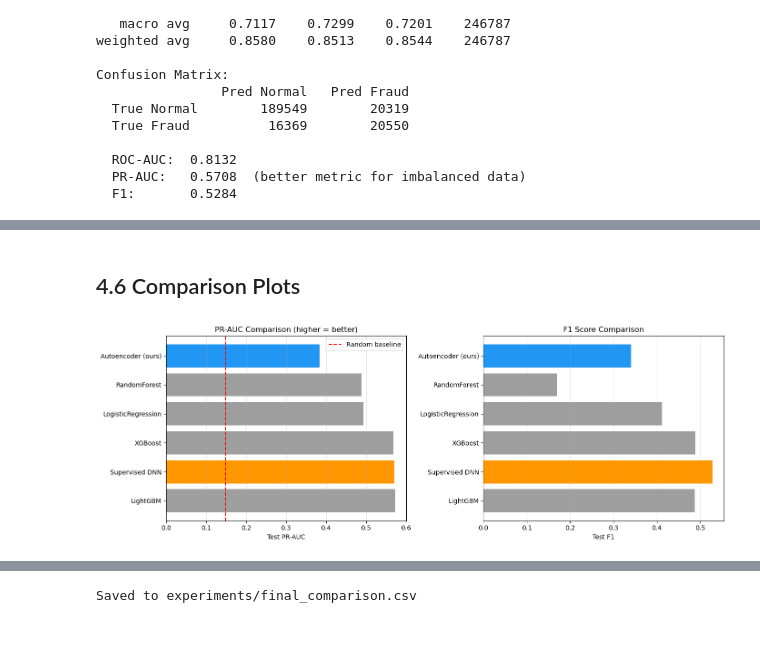
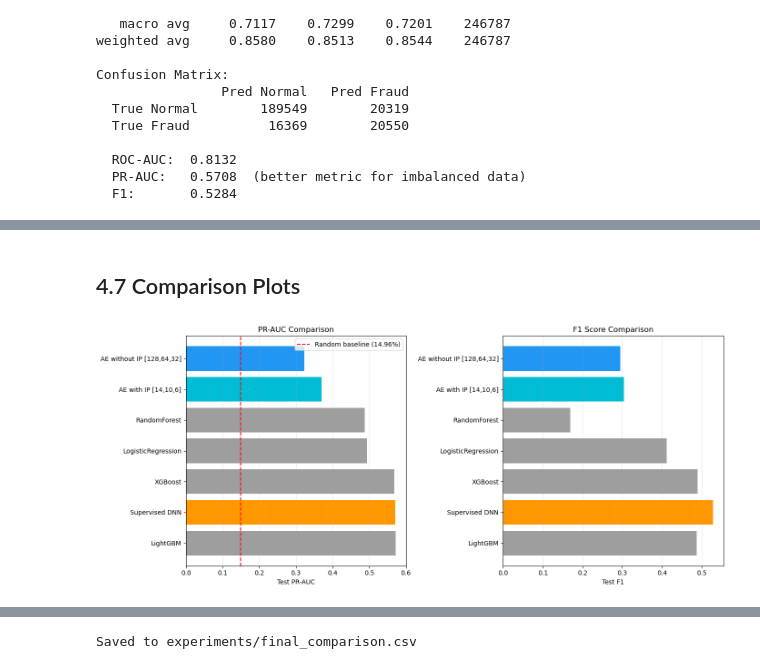
Before and after one commit to SparklinJuice/dl-project, a Jupyter notebook: notebooks/4_Final_Comparison.ipynb, the cells around one changed output, grey strips where cells are left out. Saved outputs shown, nothing was run; the diff lists cells and outputs as text; code cells hidden in the pictures; blank space fills up the shorter version.

Commit message:
Added DNN Tuning notebook and updated final comparison notebook.

```diff
--- a/notebooks/4_Final_Comparison.ipynb
+++ b/notebooks/4_Final_Comparison.ipynb
@@ -52,8 +69,8 @@ update the checkpoint path and hidden_dims below.
 # %%
-# Load the best autoencoder (update path if a different variant won)
+# Load best autoencoder (without IP features)
 ae_checkpoint = load_checkpoint("../models/autoencoder_best.pt", device)
 ae_meta = ae_checkpoint["metadata"]
-print(f"Autoencoder config: {ae_meta}")
+print(f"Config: {ae_meta['model_type']}, dims={ae_meta['hidden_dims']}")
 
 ae_model = build_autoencoder(
     model_type=ae_meta["model_type"],
@@ -70,6 +87,6 @@ test_loader = DataLoader(test_ds, batch_size=1024)
 
 ae_errors, ae_labels = compute_reconstruction_errors(ae_model, test_loader, device)
 ae_threshold = float(ae_meta["threshold_unsupervised"])
-print(f"\nAutoencoder threshold: {ae_threshold:.6f}")
-ae_metrics = evaluate(ae_errors, ae_labels, ae_threshold, label="Autoencoder")
+print(f"\nThreshold: {ae_threshold:.6f}")
+ae_metrics = evaluate(ae_errors, ae_labels, ae_threshold, label="AE (no IP)")
 # %% [output]
@@ -231,28 +317,35 @@ comparison_df
 # %% [markdown]
-## 4.6 Comparison Plots
+## 4.7 Comparison Plots
 # %%
-fig, axes = plt.subplots(1, 2, figsize=(14, 5))
+fig, axes = plt.subplots(1, 2, figsize=(14, 6))
 
-# PR-AUC bar chart
+# Color coding: blue=our AE, cyan=IP AE, orange=DNN, grey=baselines
+def get_color(m):
+    if "without IP" in m: return "#2196F3"
+    if "with IP" in m: return "#00BCD4"
+    if "DNN" in m: return "#FF9800"
+    return "#9E9E9E"
+
 models = comparison_df["Model"].tolist()
-pr_aucs = comparison_df["PR-AUC"].tolist()
-colors = ["#2196F3" if "Autoencoder" in m else "#FF9800" if "DNN" in m else "#9E9E9E" for m in models]
-axes[0].barh(models, pr_aucs, color=colors)
-axes[0].axvline(x=data["y_test"].mean(), linestyle="--", color="red", label="Random baseline")
+bar_colors = [get_color(m) for m in models]
+
+# PR-AUC
+axes[0].barh(models, comparison_df["PR-AUC"].tolist(), color=bar_colors)
+axes[0].axvline(x=data["y_test"].mean(), linestyle="--", color="red",
+               label=f"Random baseline ({data['y_test'].mean():.2%})")
 axes[0].set_xlabel("Test PR-AUC")
-axes[0].set_title("PR-AUC Comparison (higher = better)")
+axes[0].set_title("PR-AUC Comparison")
 axes[0].legend()
 axes[0].grid(alpha=0.3, axis="x")
 
-# F1 bar chart
-f1s = comparison_df["F1"].tolist()
-axes[1].barh(models, f1s, color=colors)
+# F1
+axes[1].barh(models, comparison_df["F1"].tolist(), color=bar_colors)
 axes[1].set_xlabel("Test F1")
 axes[1].set_title("F1 Score Comparison")
 axes[1].grid(alpha=0.3, axis="x")
 
 plt.tight_layout()
 plt.savefig("../figures/fig09_all_models_comparison.png", dpi=150, bbox_inches="tight")
 plt.show()
 # %% [output]
-[figure, old version]
+[figure, new version]
```
Also changed, not shown: parts of 19 cells of this notebook, 16 other files.
